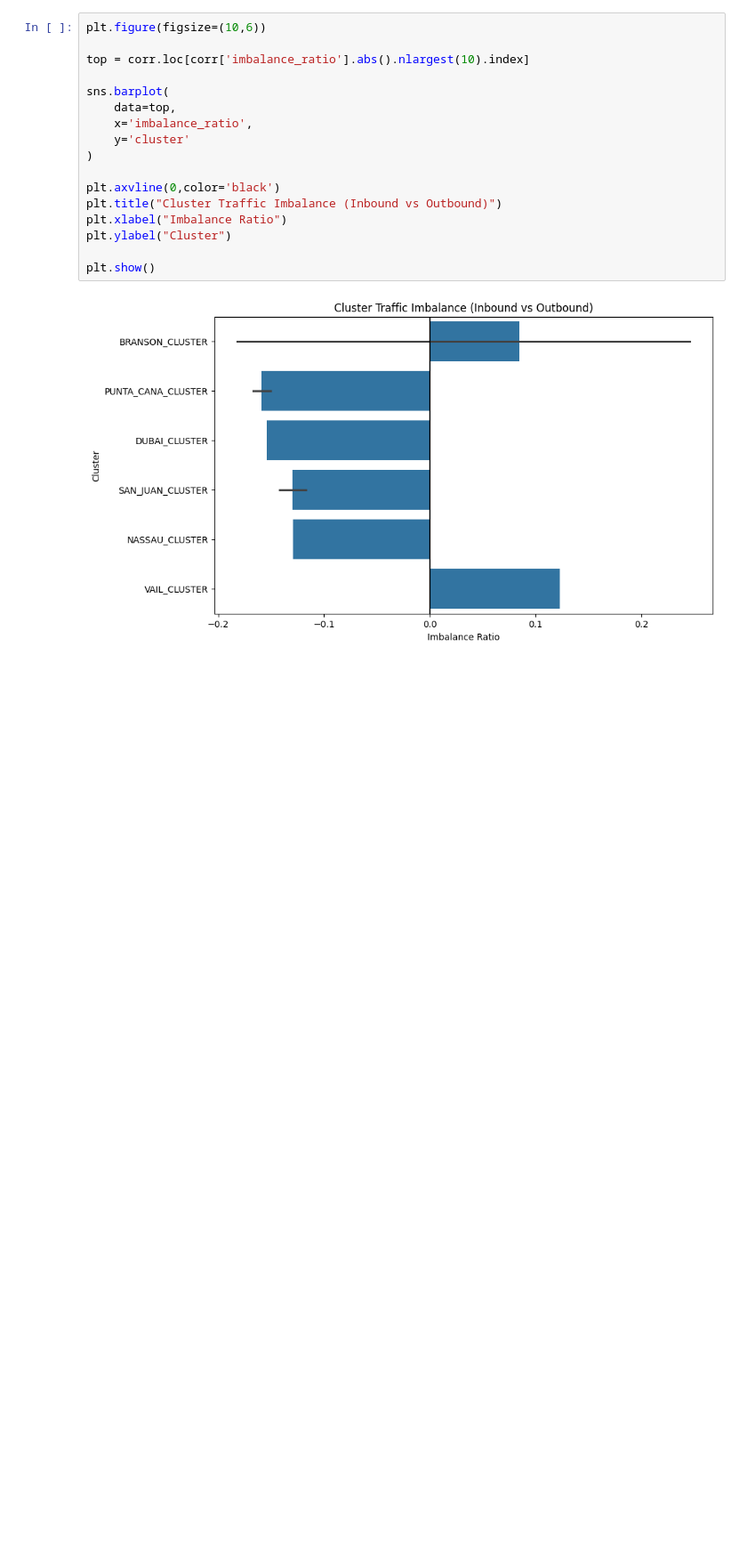
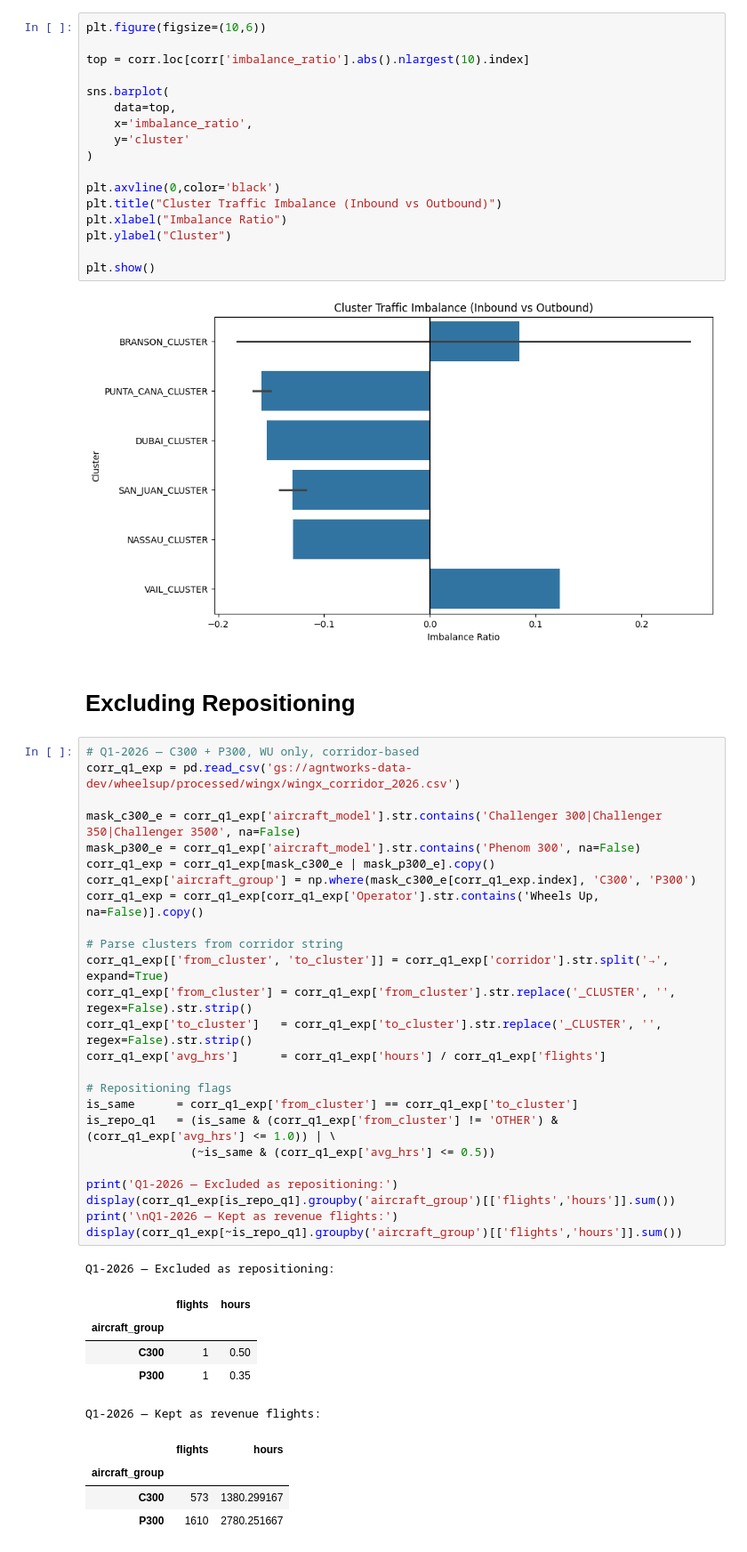
Before and after one commit to tausif-agntworksai/flight-pipeline, a Jupyter notebook: pricing/eda/vedant/WingXAnalysis_va_v3.ipynb, the cells around one changed output. Shown at 89% size. Cells and saved outputs as stored; diff of their text form; blank space fills up the shorter version.

```diff
--- a/pricing/eda/vedant/WingXAnalysis_va_v3.ipynb
+++ b/pricing/eda/vedant/WingXAnalysis_va_v3.ipynb
@@ -525,3 +525,41 @@ plt.ylabel("Cluster")
 plt.show()
 # %% [output]
 [figure]
+# %% [markdown]
+# Excluding Repositioning
+# %%
+# Q1-2026 — C300 + P300, WU only, corridor-based
+corr_q1_exp = pd.read_csv('gs://agntworks-data-dev/wheelsup/processed/wingx/wingx_corridor_2026.csv')
+
+mask_c300_e = corr_q1_exp['aircraft_model'].str.contains('Challenger 300|Challenger 350|Challenger 3500', na=False)
+mask_p300_e = corr_q1_exp['aircraft_model'].str.contains('Phenom 300', na=False)
+corr_q1_exp = corr_q1_exp[mask_c300_e | mask_p300_e].copy()
+corr_q1_exp['aircraft_group'] = np.where(mask_c300_e[corr_q1_exp.index], 'C300', 'P300')
+corr_q1_exp = corr_q1_exp[corr_q1_exp['Operator'].str.contains('Wheels Up, na=False)].copy()
+
+# Parse clusters from corridor string
+corr_q1_exp[['from_cluster', 'to_cluster']] = corr_q1_exp['corridor'].str.split('→', expand=True)
+corr_q1_exp['from_cluster'] = corr_q1_exp['from_cluster'].str.replace('_CLUSTER', '', regex=False).str.strip()
+corr_q1_exp['to_cluster']   = corr_q1_exp['to_cluster'].str.replace('_CLUSTER', '', regex=False).str.strip()
+corr_q1_exp['avg_hrs']      = corr_q1_exp['hours'] / corr_q1_exp['flights']
+
+# Repositioning flags
+is_same      = corr_q1_exp['from_cluster'] == corr_q1_exp['to_cluster']
+is_repo_q1   = (is_same & (corr_q1_exp['from_cluster'] != 'OTHER') & (corr_q1_exp['avg_hrs'] <= 1.0)) | \
+               (~is_same & (corr_q1_exp['avg_hrs'] <= 0.5))
+
+print('Q1-2026 — Excluded as repositioning:')
+display(corr_q1_exp[is_repo_q1].groupby('aircraft_group')[['flights','hours']].sum())
+print('\nQ1-2026 — Kept as revenue flights:')
+display(corr_q1_exp[~is_repo_q1].groupby('aircraft_group')[['flights','hours']].sum())
+# %% [output]
+Q1-2026 — Excluded as repositioning:
+|  | flights | hours |
+| aircraft_group |  |  |
+| C300 | 1 | 0.50 |
+| P300 | 1 | 0.35 |
+Q1-2026 — Kept as revenue flights:
+|  | flights | hours |
+| aircraft_group |  |  |
+| C300 | 573 | 1380.299167 |
+| P300 | 1610 | 2780.251667 |
```
Also changed, not shown: parts of 1 cell of this notebook.
